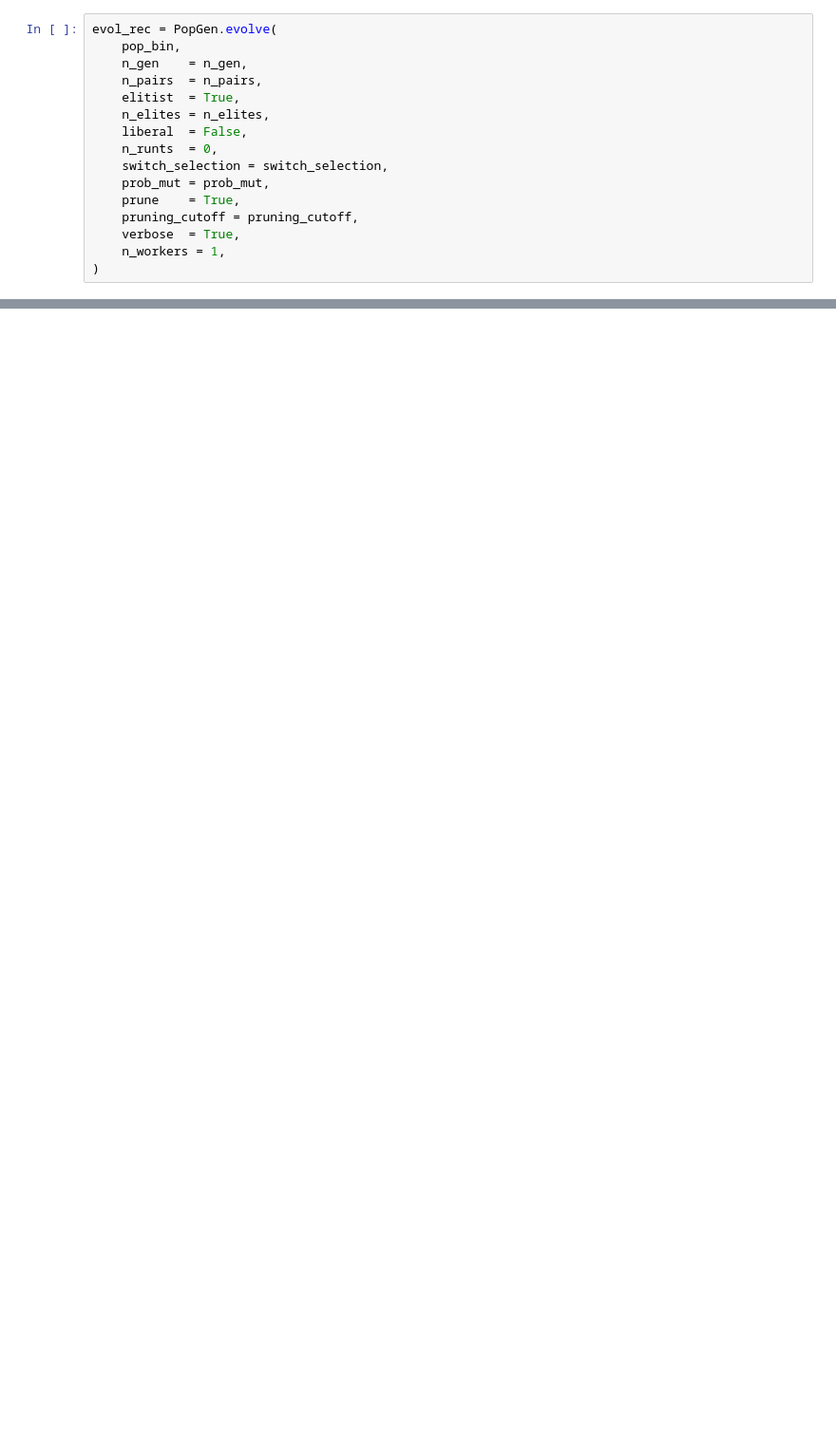
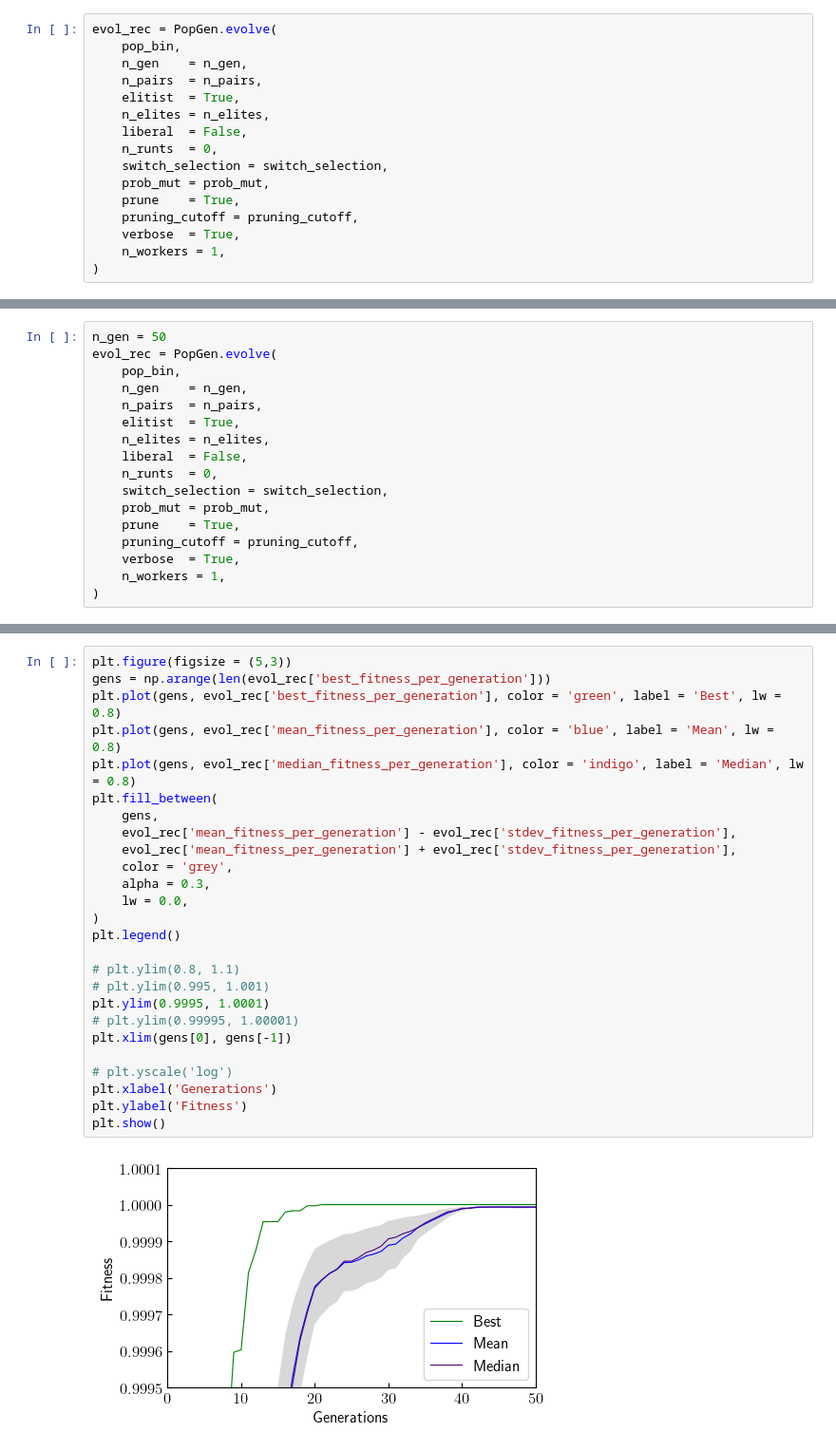
Before and after one commit to par-nay/genepy, a Jupyter notebook: tutorial/tutorial.ipynb, the cells around one changed output, grey strips where cells are left out. Shown at 95% size. Drawn from its saved outputs; the diff is of its cells as text; blank space fills up the shorter version.

```diff
--- a/tutorial/tutorial.ipynb
+++ b/tutorial/tutorial.ipynb
@@ -174,0 +190,17 @@ plt.show()
+# %%
+n_gen = 50
+evol_rec = PopGen.evolve(
+    pop_bin,
+    n_gen    = n_gen,
+    n_pairs  = n_pairs,
+    elitist  = True,
+    n_elites = n_elites,
+    liberal  = False,
+    n_runts  = 0,
+    switch_selection = switch_selection,
+    prob_mut = prob_mut,
+    prune    = True,
+    pruning_cutoff = pruning_cutoff,
+    verbose  = True,
+    n_workers = 1,
+)
@@ -174,0 +212,28 @@ plt.show()
+# %%
+plt.figure(figsize = (5,3))
+gens = np.arange(len(evol_rec['best_fitness_per_generation']))
+plt.plot(gens, evol_rec['best_fitness_per_generation'], color = 'green', label = 'Best', lw = 0.8)
+plt.plot(gens, evol_rec['mean_fitness_per_generation'], color = 'blue', label = 'Mean', lw = 0.8)
+plt.plot(gens, evol_rec['median_fitness_per_generation'], color = 'indigo', label = 'Median', lw = 0.8)
+plt.fill_between(
+    gens,
+    evol_rec['mean_fitness_per_generation'] - evol_rec['stdev_fitness_per_generation'],
+    evol_rec['mean_fitness_per_generation'] + evol_rec['stdev_fitness_per_generation'],
+    color = 'grey',
+    alpha = 0.3,
+    lw = 0.0,
+)
+plt.legend()
+
+# plt.ylim(0.8, 1.1)
+# plt.ylim(0.995, 1.001)
+plt.ylim(0.9995, 1.0001)
+# plt.ylim(0.99995, 1.00001)
+plt.xlim(gens[0], gens[-1])
+
+# plt.yscale('log')
+plt.xlabel('Generations')
+plt.ylabel('Fitness')
+plt.show()
+# %% [output]
+[figure, added]
```
Also changed, not shown: parts of 28 cells of this notebook.
